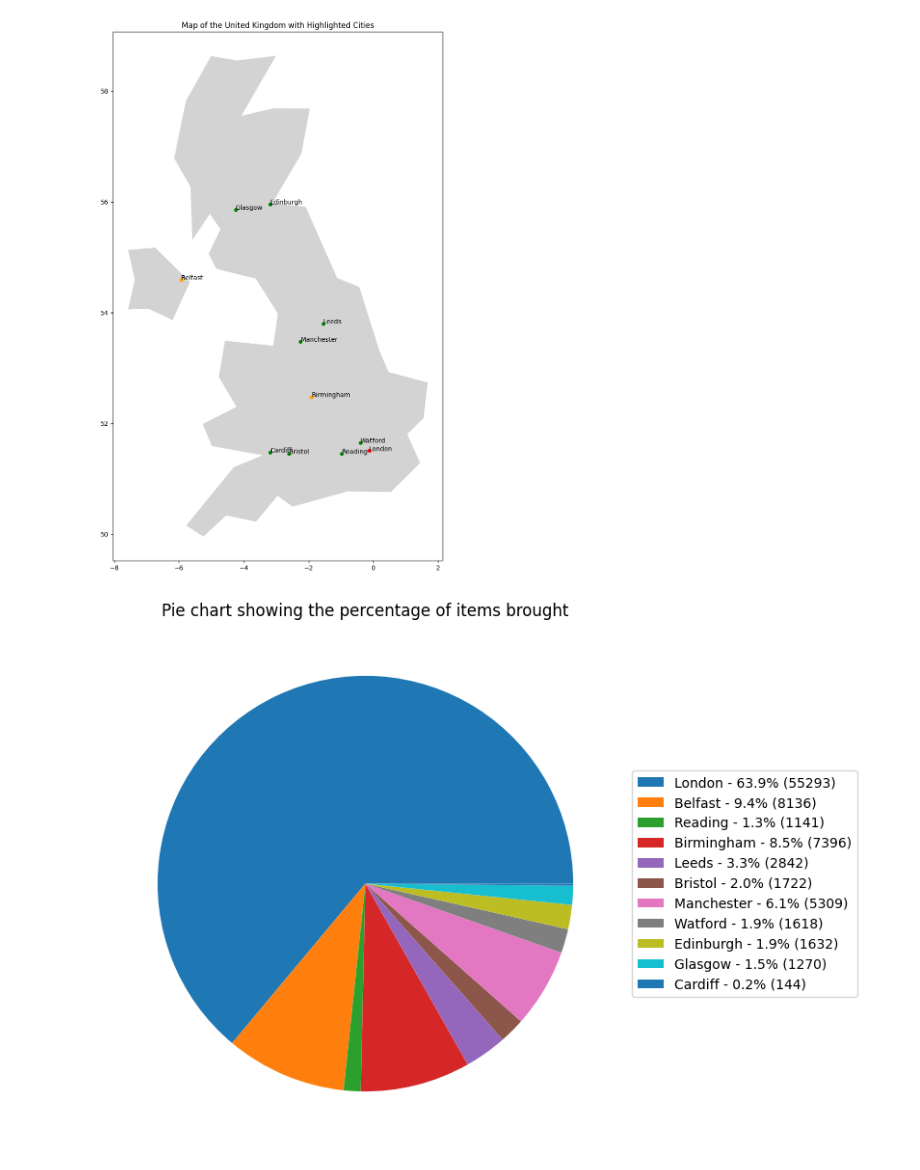
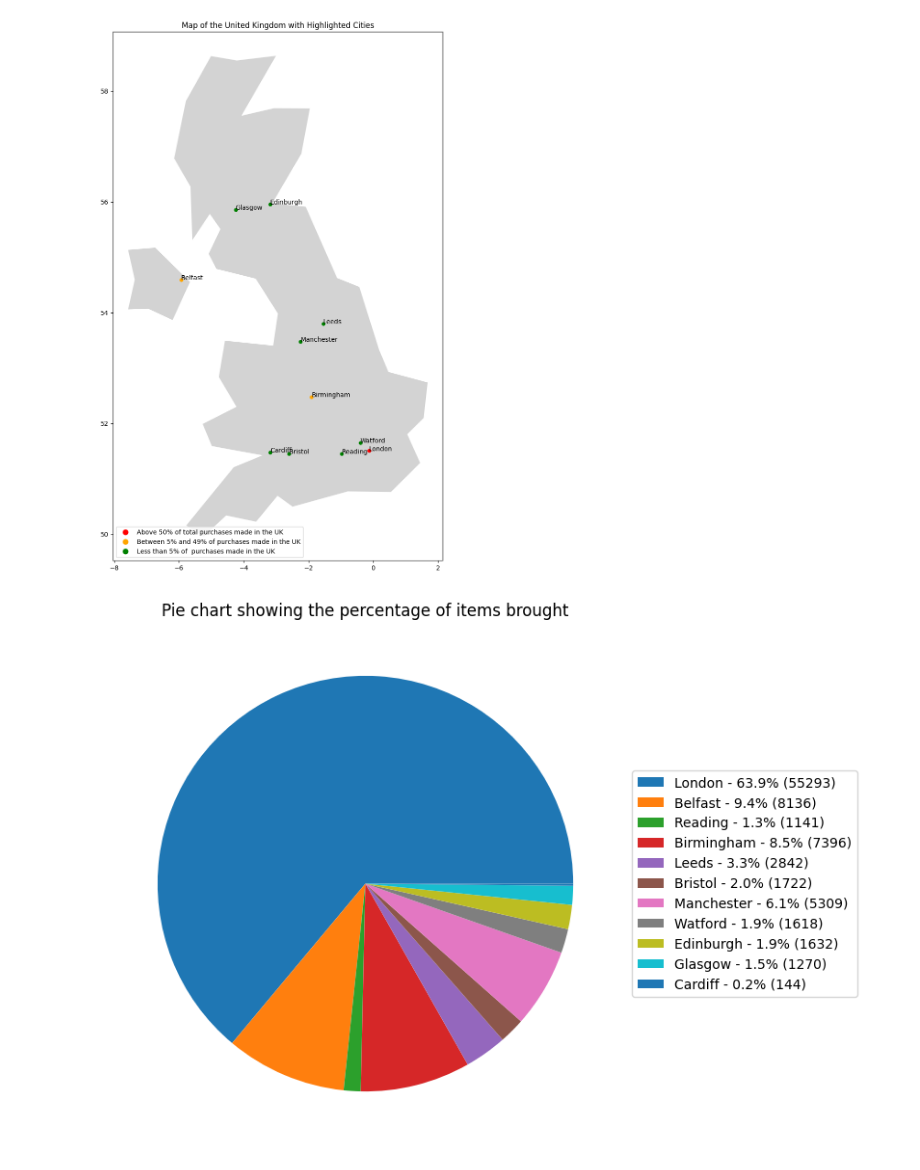
Before and after one commit to Danza101/Data_Landscape, a Jupyter notebook: Final Location copy.ipynb, the cells around one changed output. Drawn from its saved outputs; the diff is of its cells as text; code cells hidden in the pictures.

```diff
--- a/Final Location copy.ipynb
+++ b/Final Location copy.ipynb
@@ -41,8 +41,6 @@ def choose_color(city):
     else:
         return 'green'
 # %%
-import geopandas as gpd
-import matplotlib.pyplot as plt
 
 # Load the built-in Natural Earth dataset from GeoPandas
 world = gpd.read_file(gpd.datasets.get_path('naturalearth_lowres'))
@@ -50,34 +48,47 @@ world = gpd.read_file(gpd.datasets.get_path('naturalearth_lowres'))
 # Filter the dataset to only include the United Kingdom
 uk = world[world['name'] == 'United Kingdom']
 
 # Define the cities and their coordinates
 cities = {'London': (51.5074456, -0.1277653),
  'Belfast': (54.596391, -5.9301829),
  'Reading': (51.4564242, -0.9700664),
  'Birmingham': (52.4796992, -1.9026911),
  'Leeds': (53.7974185, -1.5437941),
  'Bristol': (51.4538022, -2.5972985),
  'Manchester': (53.4794892, -2.2451148),
  'Watford': (51.6553875, -0.3957425),
  'Edinburgh': (55.9533456, -3.1883749),
  'Glasgow': (55.861155, -4.2501687),
  'Cardiff': (51.4816546, -3.1791934)}
 
+# Prepare handles and labels for the legend
+handles = [
+    plt.Line2D([0], [0], marker='o', color='w', label='Above 50% of total purchases made in the UK',
+               markerfacecolor='red', markersize=10),
+    plt.Line2D([0], [0], marker='o', color='w', label='Between 5% and 49% of purchases made in the UK',
+               markerfacecolor='orange', markersize=10),
+    plt.Line2D([0], [0], marker='o', color='w', label='Less than 5% of  purchases made in the UK',
+               markerfacecolor='green', markersize=10),
+]
+
 # Create a figure with a specified size
 fig, ax = plt.subplots(figsize=(10, 15))  # You can adjust the size as you like
 
 # Plot the map of the United Kingdom
 uk.plot(ax=ax, color='lightgray')
 
 # Plot each city
 for city, (lat, lon) in cities.items():
     ax.plot(lon, lat, marker='o', color=choose_color(city), markersize=5)
     ax.text(lon, lat, city, fontsize=10)
 
+# Add the legend to the plot
+ax.legend(handles=handles, loc='lower left')
+
 plt.title('Map of the United Kingdom with Highlighted Cities')
 plt.show()
 # %% [output]
-[figure, old version]
+[figure, new version]
 # %%
 # Getting the amount of items purchased in each area
 london = df[df['Location'] == 'London']
```
Also changed, not shown: parts of 5 cells of this notebook, 7 other files.
